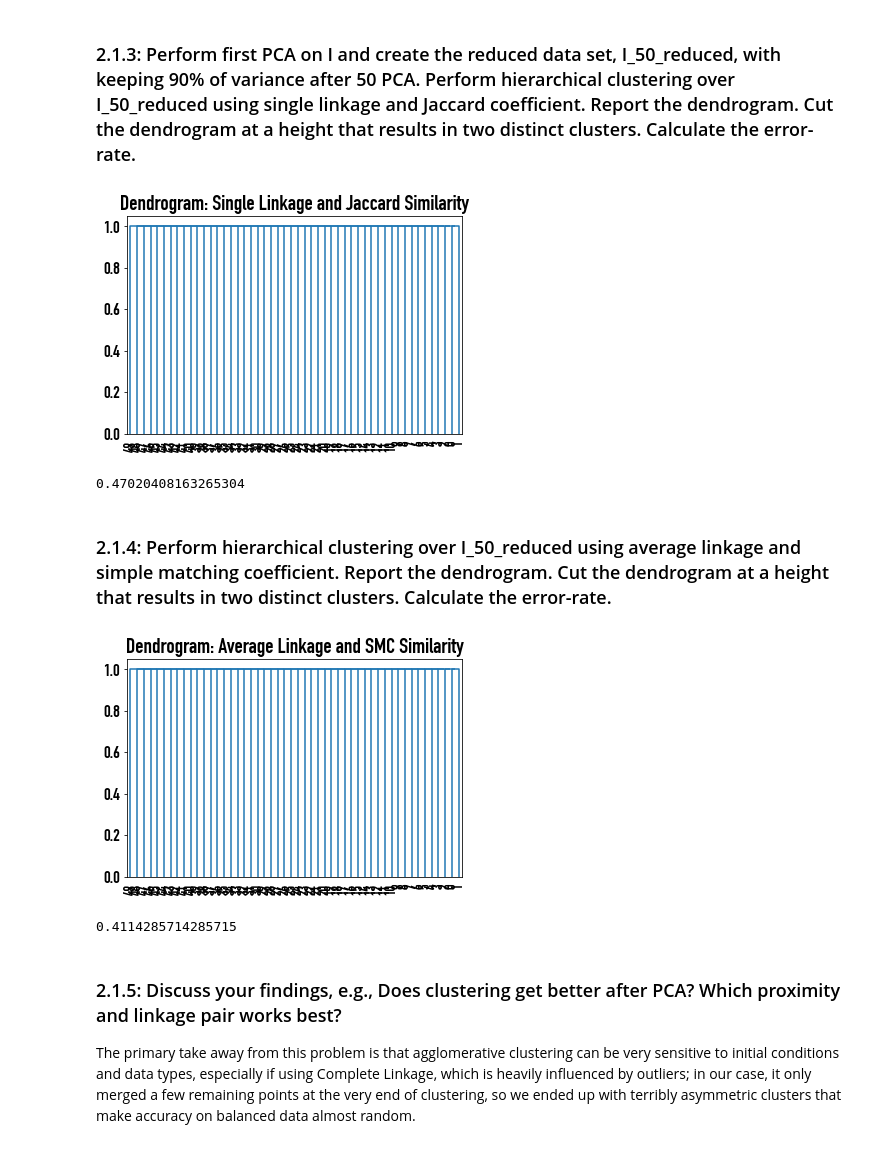
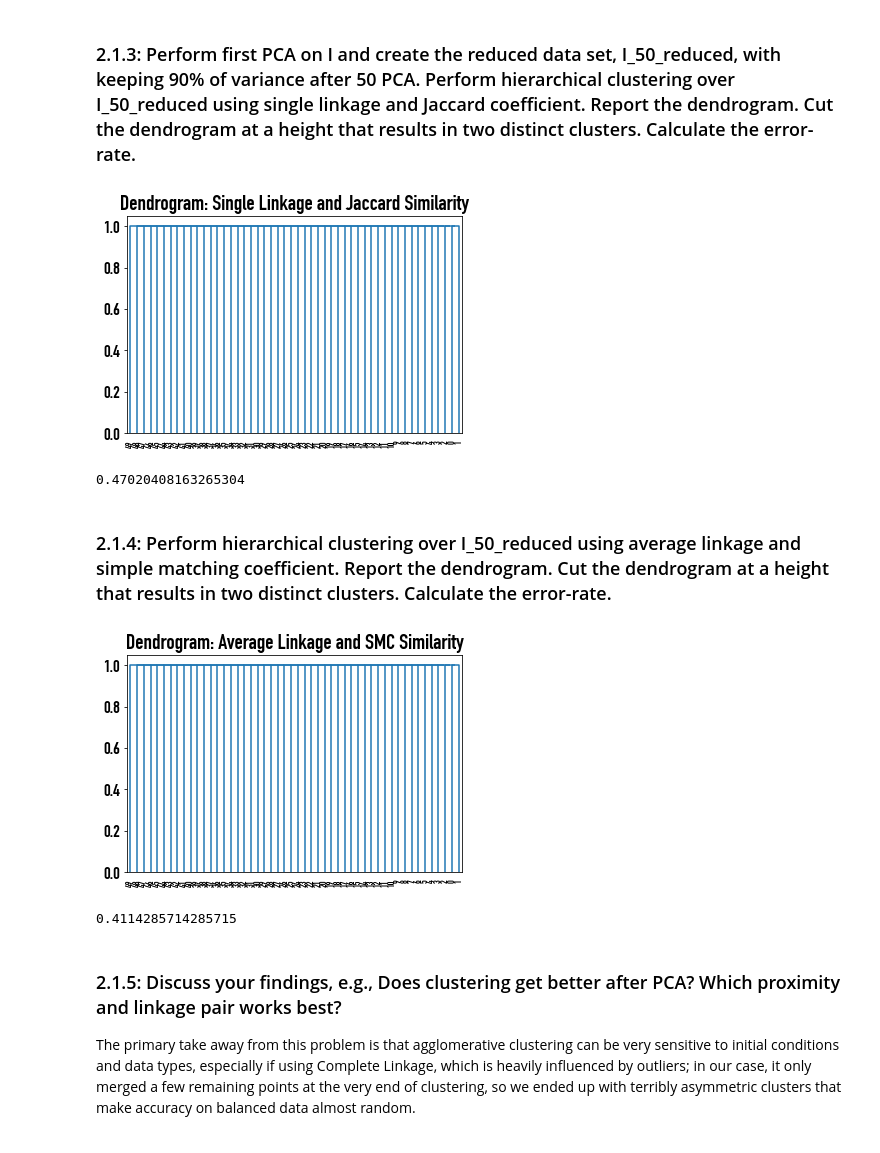
Before and after one commit to Joshua-Elms/CSCI-B365, a Jupyter notebook: HW5/main.ipynb, the cells around one changed output. Drawn from its saved outputs; the diff is of its cells as text; code cells hidden in the pictures.

```diff
--- a/HW5/main.ipynb
+++ b/HW5/main.ipynb
@@ -144,23 +126,23 @@ error_rate
 # %%
 pca = PCA(.90)
 I_50_reduced = pd.DataFrame(pca.fit_transform(I50_X_scaled))
 
 fig, ax = plt.subplots()
 ax.set_title("Dendrogram: Single Linkage and Jaccard Similarity")
 shc.dendrogram(shc.linkage(I_50_reduced, method='single', metric='jaccard'), ax=ax)
 ax.axhline(y=20, color='r', linestyle='--')
-ax.tick_params(axis='x', which='major', labelsize=15)
+ax.tick_params(axis='x', which='major', labelsize=10)
 
 plt.show()
 
 cluster = AgglomerativeClustering(n_clusters=2, linkage='single', affinity='jaccard')
 pred = cluster.fit_predict(I50_X_scaled)
 
 accuracy = rand_score(I50_Y, pred)
 error_rate = 1 - accuracy
 error_rate
 # %% [output]
-[figure, old version]
+[figure, new version]
 0.47020408163265304
 # %% [markdown]
 ### 2.1.4: Perform hierarchical clustering over I_50_reduced using average linkage and simple matching coefficient. Report the dendrogram. Cut the dendrogram at a height that results in two distinct clusters. Calculate the error-rate.
@@ -172,7 +154,7 @@ fig, ax = plt.subplots()
 ax.set_title("Dendrogram: Average Linkage and SMC Similarity")
 shc.dendrogram(shc.linkage(I_50_reduced, method='average', metric='matching'), ax=ax)
 ax.axhline(y=20, color='r', linestyle='--')
-ax.tick_params(axis='x', which='major', labelsize=15)
+ax.tick_params(axis='x', which='major', labelsize=10)
 
 plt.show()
 
@@ -183,7 +165,7 @@ accuracy = rand_score(I50_Y, pred)
 error_rate = 1 - accuracy
 error_rate
 # %% [output]
-[figure, old version]
+[figure, new version]
 0.4114285714285715
 # %% [markdown]
 ### 2.1.5: Discuss your findings, e.g., Does clustering get better after PCA? Which proximity and linkage pair works best?
```
Also changed, not shown: parts of 5 cells of this notebook.
